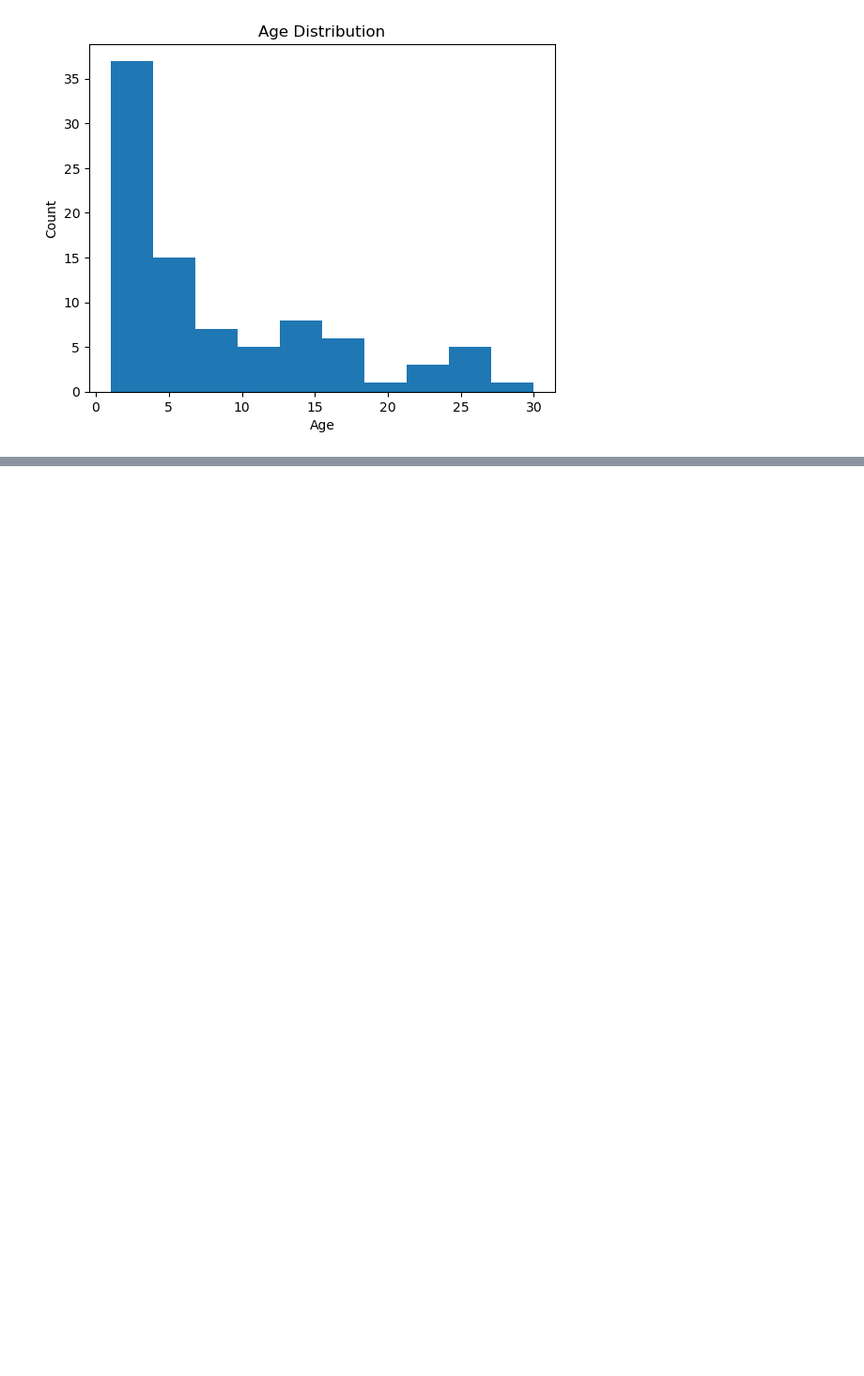
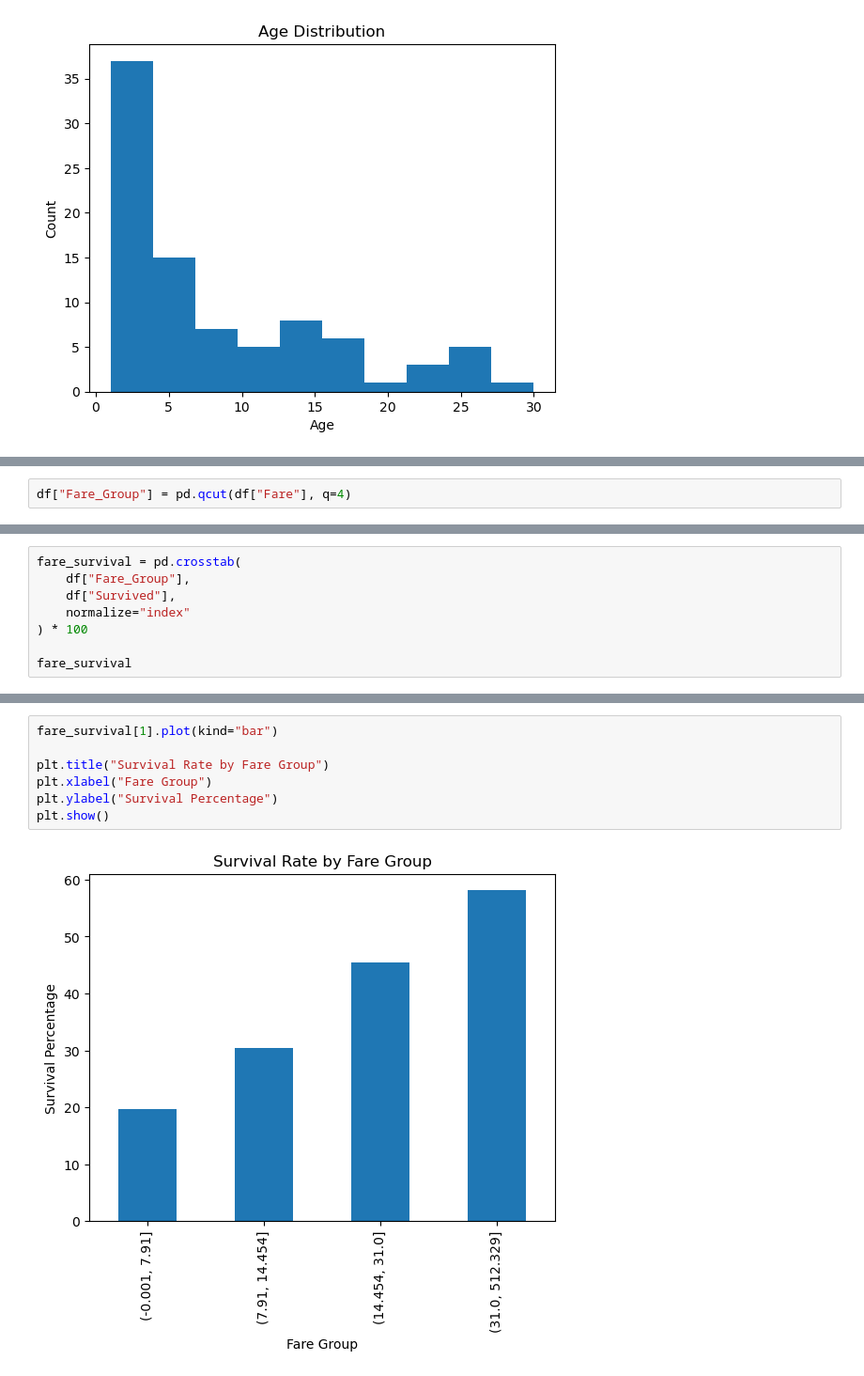
Before and after one commit to darshan-vgithub/DataSciencePractice_youtube, a Jupyter notebook: EDA/titanic_eda.ipynb, the cells around one changed output, grey strips where cells are left out. Shown at 94% size. Saved outputs shown, nothing was run; the diff lists cells and outputs as text; blank space fills up the shorter version.

```diff
--- a/EDA/titanic_eda.ipynb
+++ b/EDA/titanic_eda.ipynb
@@ -163,0 +277,2 @@ df["Age"].value_counts().plot(kind="hist", title="Age Distribution", xlabel="Age
+# %%
+df["Fare_Group"] = pd.qcut(df["Fare"], q=4)
@@ -163,0 +288,8 @@ df["Age"].value_counts().plot(kind="hist", title="Age Distribution", xlabel="Age
+# %%
+fare_survival = pd.crosstab(
+    df["Fare_Group"],
+    df["Survived"],
+    normalize="index"
+) * 100
+
+fare_survival
@@ -163,0 +303,9 @@ df["Age"].value_counts().plot(kind="hist", title="Age Distribution", xlabel="Age
+# %%
+fare_survival[1].plot(kind="bar")
+
+plt.title("Survival Rate by Fare Group")
+plt.xlabel("Fare Group")
+plt.ylabel("Survival Percentage")
+plt.show()
+# %% [output]
+[figure, added]
```
Also changed, not shown: parts of 19 cells of this notebook.
